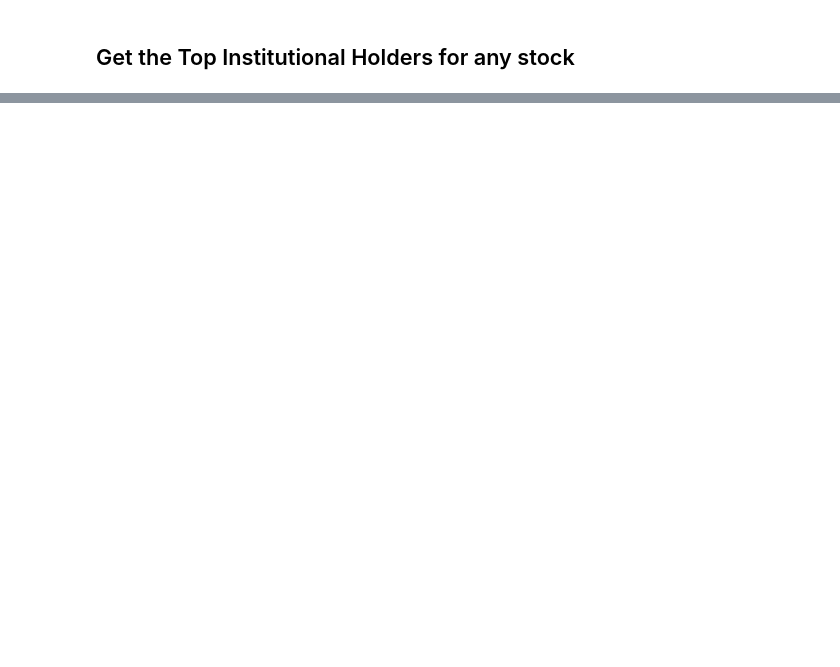
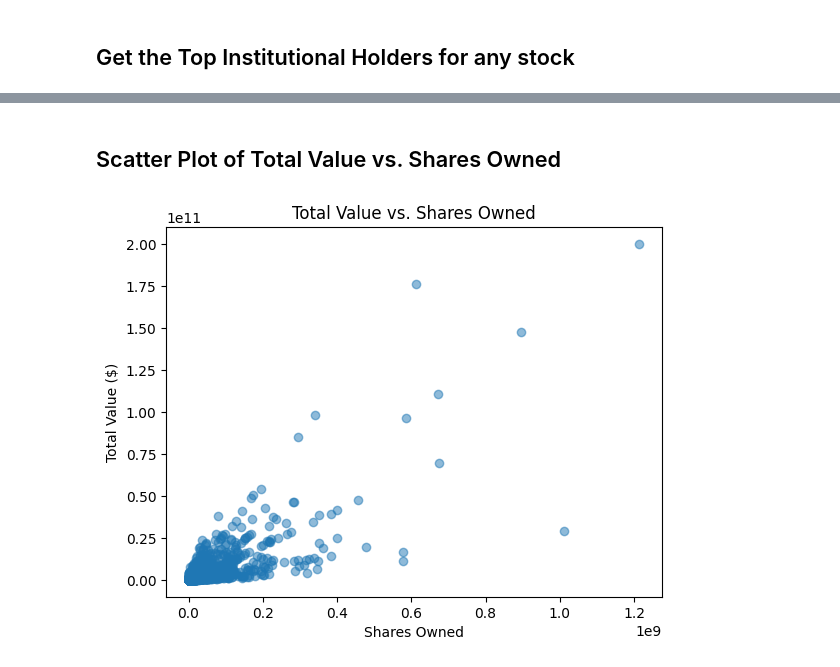
Before and after one commit to ParadoxVal/top-shareholders-distribution, a Jupyter notebook: notebook.ipynb, the cells around one changed output, grey strips where cells are left out. Drawn from its saved outputs; the diff is of its cells as text; code cells hidden in the pictures; blank space fills up the shorter version.

```diff
--- a/notebook.ipynb
+++ b/notebook.ipynb
@@ -114,0 +216,14 @@ top_shareholders
+# %% [markdown]
+## Scatter Plot of Total Value vs. Shares Owned
+# %%
+# Merge the two dataframes on the 'Symbol' column
+merged_df = pd.merge(sp500_top_holders_table, sp500_table, on='Symbol')
+
+# Plot a scatter plot of Total value vs. Shares owned
+plt.scatter(merged_df['Sharesowned'], merged_df['Total value ($)'], alpha=0.5)
+plt.title('Total Value vs. Shares Owned')
+plt.xlabel('Shares Owned')
+plt.ylabel('Total Value ($)')
+plt.show()
+# %% [output]
+[figure, added]
```
Also changed, not shown: parts of 24 cells of this notebook, 4 other files.
